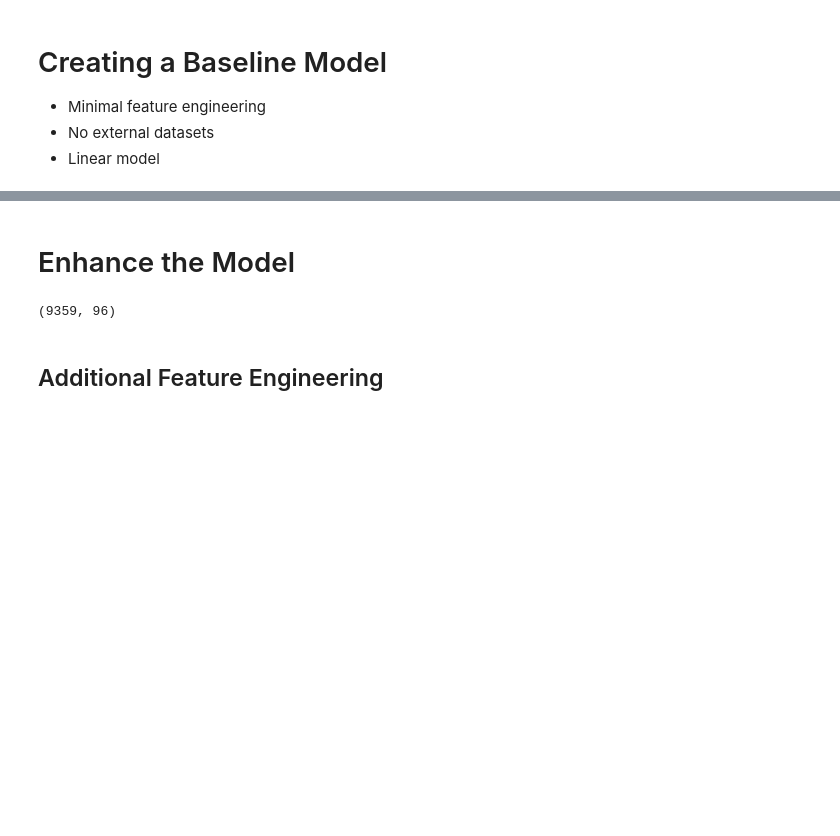
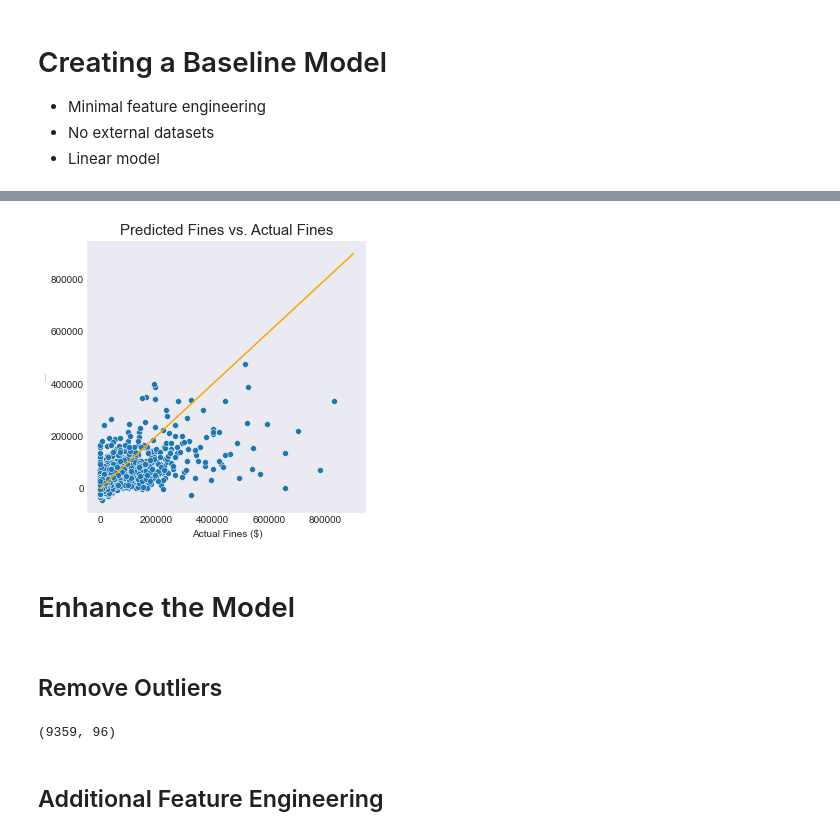
Before and after one commit to schledererj/cs6340-final-project, a Jupyter notebook: nursing_home_fines.ipynb, the cells around one changed output, grey strips where cells are left out. Saved outputs shown, nothing was run; the diff lists cells and outputs as text; code cells hidden in the pictures; blank space fills up the shorter version.

```diff
--- a/nursing_home_fines.ipynb
+++ b/nursing_home_fines.ipynb
@@ -110,12 +193,32 @@ for cat_col in cat_cols:
+# %%
+fig = plt.figure(figsize = (5, 5))
+sns.scatterplot(x=y_test, y=y_pred)
+
+x = np.linspace(0, 900000, 100)
+y = x
+
+plt.plot(x, y, color='orange')
+plt.title('Predicted Fines vs. Actual Fines', fontsize=15)
+plt.xlabel('Actual Fines ($)', fontsize=10)
+plt.ylabel('Predicted Fines ($)', fontsize=1)
+plt.show()
+# %% [output]
+[figure, added]
 # %% [markdown]
 # Enhance the Model
-# %%
-fine_amount = 'Total Amount of Fines in Dollars'
-provider_info_df = provider_info_df[provider_info_df[fine_amount] < provider_info_df[fine_amount].quantile(0.99)]
-provider_info_df = provider_info_df[provider_info_df[fine_amount] > provider_info_df[fine_amount].quantile(0.01)]
-provider_info_df.shape
-# %% [output]
-(9359, 96)
+# %% [markdown]
+## Remove Outliers
+# %%
+# Make a copy of the data frame to keep the original intact
+enhanced_model_df = provider_info_df.copy()
+
+fine_amount_feature = 'Total Amount of Fines in Dollars'
+
+enhanced_model_df = enhanced_model_df[enhanced_model_df[fine_amount_feature] < enhanced_model_df[fine_amount_feature].quantile(0.99)]
+enhanced_model_df = enhanced_model_df[enhanced_model_df[fine_amount_feature] > enhanced_model_df[fine_amount_feature].quantile(0.01)]
+enhanced_model_df.shape
+# %% [output]
+(9359, 96)
 # %% [markdown]
 ## Additional Feature Engineering
 # %% [markdown]
```
Also changed, not shown: parts of 7 cells of this notebook.
